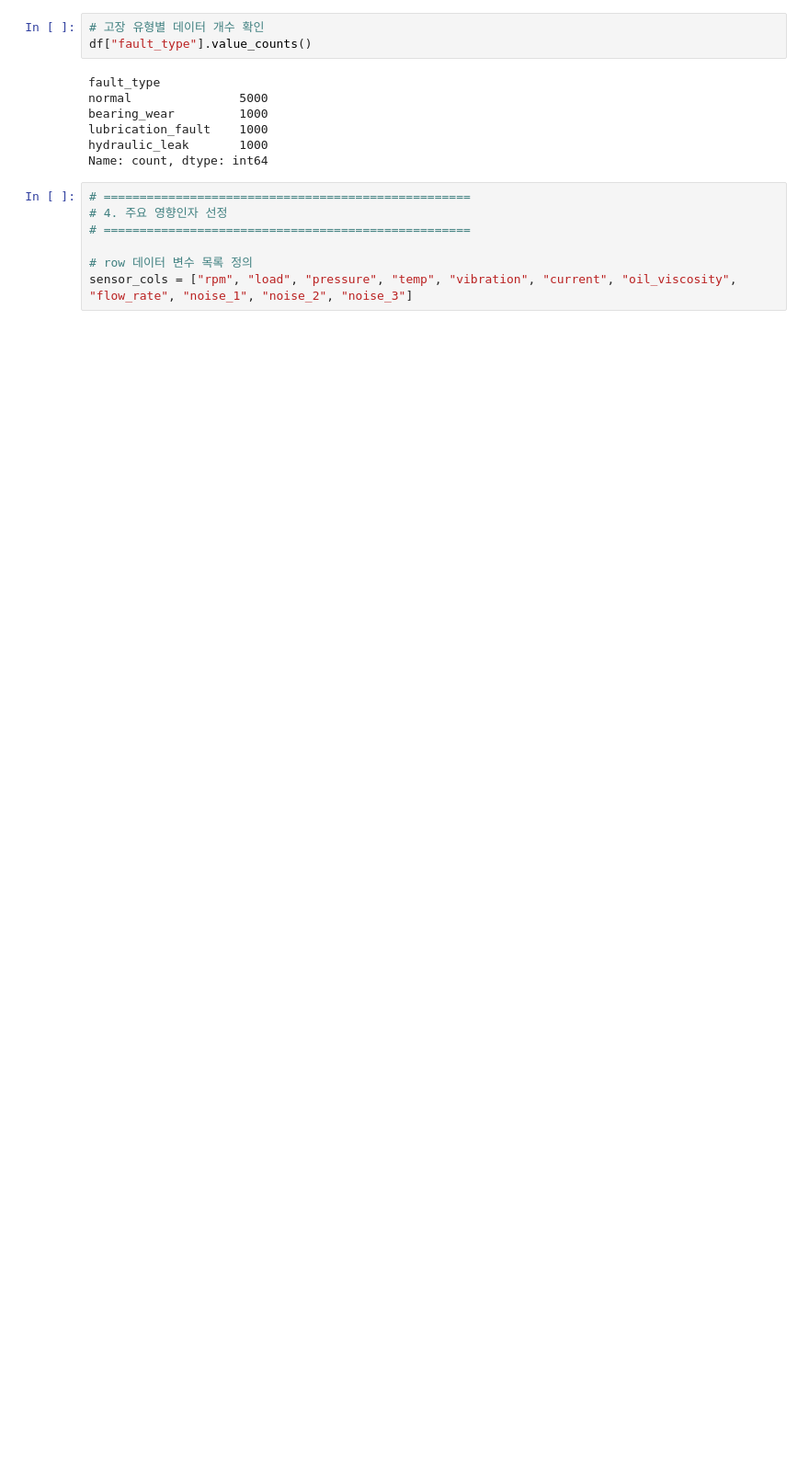
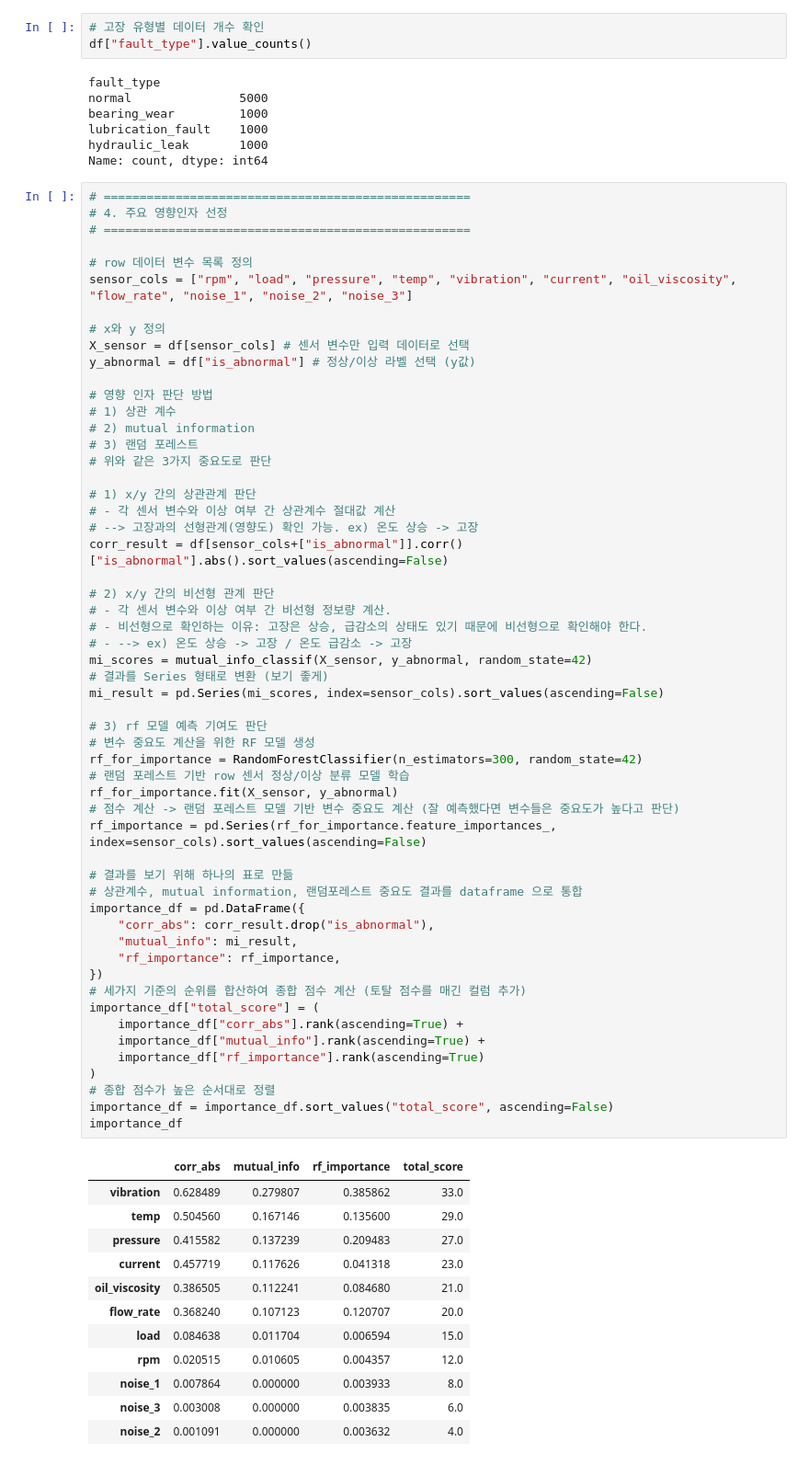
Before and after one commit to efforthye/human-ai, a Jupyter notebook: workspace/8-01) 머신러닝 응용실습_1.ipynb, the cells around one changed output. Shown at 92% size. Saved outputs shown, nothing was run; the diff lists cells and outputs as text; blank space fills up the shorter version.

```diff
--- a/workspace/8-01) 머신러닝 응용실습_1.ipynb
+++ b/workspace/8-01) 머신러닝 응용실습_1.ipynb
@@ -142,7 +142,68 @@ Name: count, dtype: int64
 # %%
 # ===================================================
 # 4. 주요 영향인자 선정
 # ===================================================
 
 # row 데이터 변수 목록 정의
 sensor_cols = ["rpm", "load", "pressure", "temp", "vibration", "current", "oil_viscosity", "flow_rate", "noise_1", "noise_2", "noise_3"]
+
+# x와 y 정의
+X_sensor = df[sensor_cols] # 센서 변수만 입력 데이터로 선택
+y_abnormal = df["is_abnormal"] # 정상/이상 라벨 선택 (y값)
+
+# 영향 인자 판단 방법
+# 1) 상관 계수
+# 2) mutual information
+# 3) 랜덤 포레스트
+# 위와 같은 3가지 중요도로 판단
+
+# 1) x/y 간의 상관관계 판단
+# - 각 센서 변수와 이상 여부 간 상관계수 절대값 계산
+# --> 고장과의 선형관계(영향도) 확인 가능. ex) 온도 상승 -> 고장
+corr_result = df[sensor_cols+["is_abnormal"]].corr()["is_abnormal"].abs().sort_values(ascending=False)
+
+# 2) x/y 간의 비선형 관계 판단
+# - 각 센서 변수와 이상 여부 간 비선형 정보량 계산.
+# - 비선형으로 확인하는 이유: 고장은 상승, 급감소의 상태도 있기 때문에 비선형으로 확인해야 한다.
+# - --> ex) 온도 상승 -> 고장 / 온도 급감소 -> 고장
+mi_scores = mutual_info_classif(X_sensor, y_abnormal, random_state=42)
+# 결과를 Series 형태로 변환 (보기 좋게)
+mi_result = pd.Series(mi_scores, index=sensor_cols).sort_values(ascending=False)
+
+# 3) rf 모델 예측 기여도 판단
+# 변수 중요도 계산을 위한 RF 모델 생성
+rf_for_importance = RandomForestClassifier(n_estimators=300, random_state=42)
+# 랜덤 포레스트 기반 row 센서 정상/이상 분류 모델 학습
+rf_for_importance.fit(X_sensor, y_abnormal)
+# 점수 계산 -> 랜덤 포레스트 모델 기반 변수 중요도 계산 (잘 예측했다면 변수들은 중요도가 높다고 판단)
+rf_importance = pd.Series(rf_for_importance.feature_importances_, index=sensor_cols).sort_values(ascending=False)
+
+# 결과를 보기 위해 하나의 표로 만듦
+# 상관계수, mutual information, 랜덤포레스트 중요도 결과를 dataframe 으로 통합
+importance_df = pd.DataFrame({
+    "corr_abs": corr_result.drop("is_abnormal"),
+    "mutual_info": mi_result,
+    "rf_importance": rf_importance,
+})
+# 세가지 기준의 순위를 합산하여 종합 점수 계산 (토탈 점수를 매긴 컬럼 추가)
+importance_df["total_score"] = (
+    importance_df["corr_abs"].rank(ascending=True) +
+    importance_df["mutual_info"].rank(ascending=True) +
+    importance_df["rf_importance"].rank(ascending=True)
+)
+# 종합 점수가 높은 순서대로 정렬
+importance_df = importance_df.sort_values("total_score", ascending=False)
+importance_df
+# %% [output]
+|  | corr_abs | mutual_info | rf_importance | total_score |
+| vibration | 0.628489 | 0.279807 | 0.385862 | 33.0 |
+| temp | 0.504560 | 0.167146 | 0.135600 | 29.0 |
+| pressure | 0.415582 | 0.137239 | 0.209483 | 27.0 |
+| current | 0.457719 | 0.117626 | 0.041318 | 23.0 |
+| oil_viscosity | 0.386505 | 0.112241 | 0.084680 | 21.0 |
+| flow_rate | 0.368240 | 0.107123 | 0.120707 | 20.0 |
+| load | 0.084638 | 0.011704 | 0.006594 | 15.0 |
+| rpm | 0.020515 | 0.010605 | 0.004357 | 12.0 |
+| noise_1 | 0.007864 | 0.000000 | 0.003933 | 8.0 |
+| noise_3 | 0.003008 | 0.000000 | 0.003835 | 6.0 |
+| noise_2 | 0.001091 | 0.000000 | 0.003632 | 4.0 |
```
Also changed, not shown: parts of 2 cells of this notebook, 4 other files.
